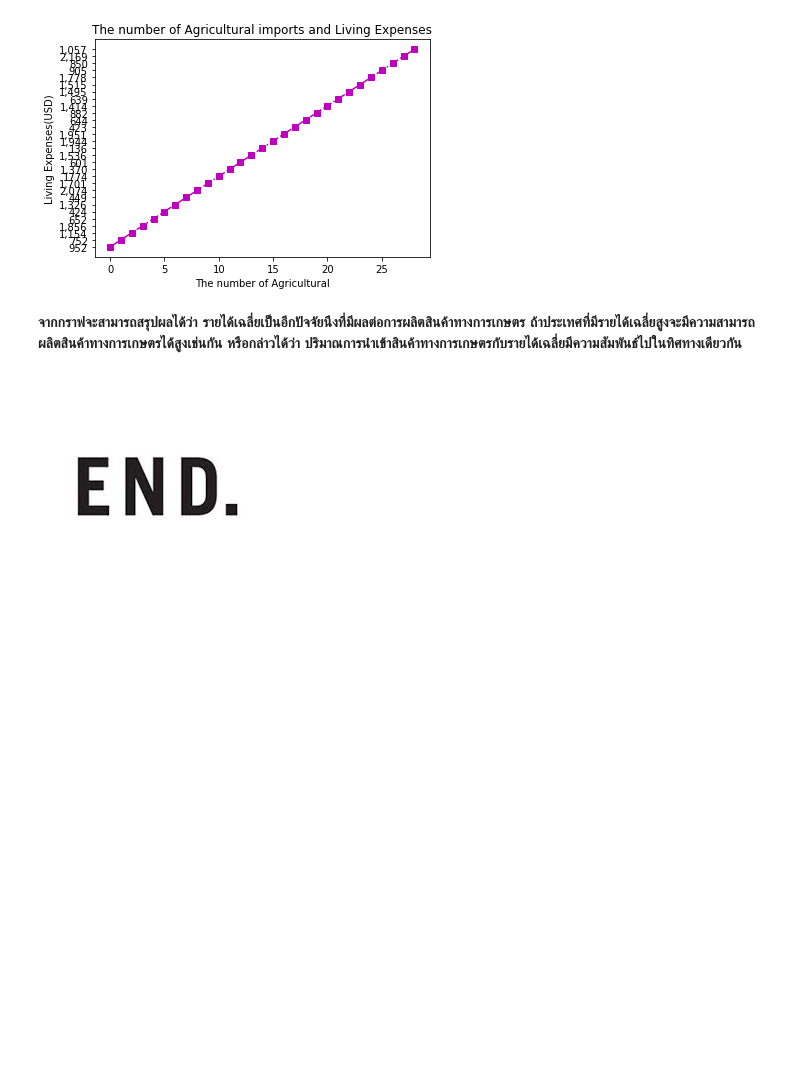
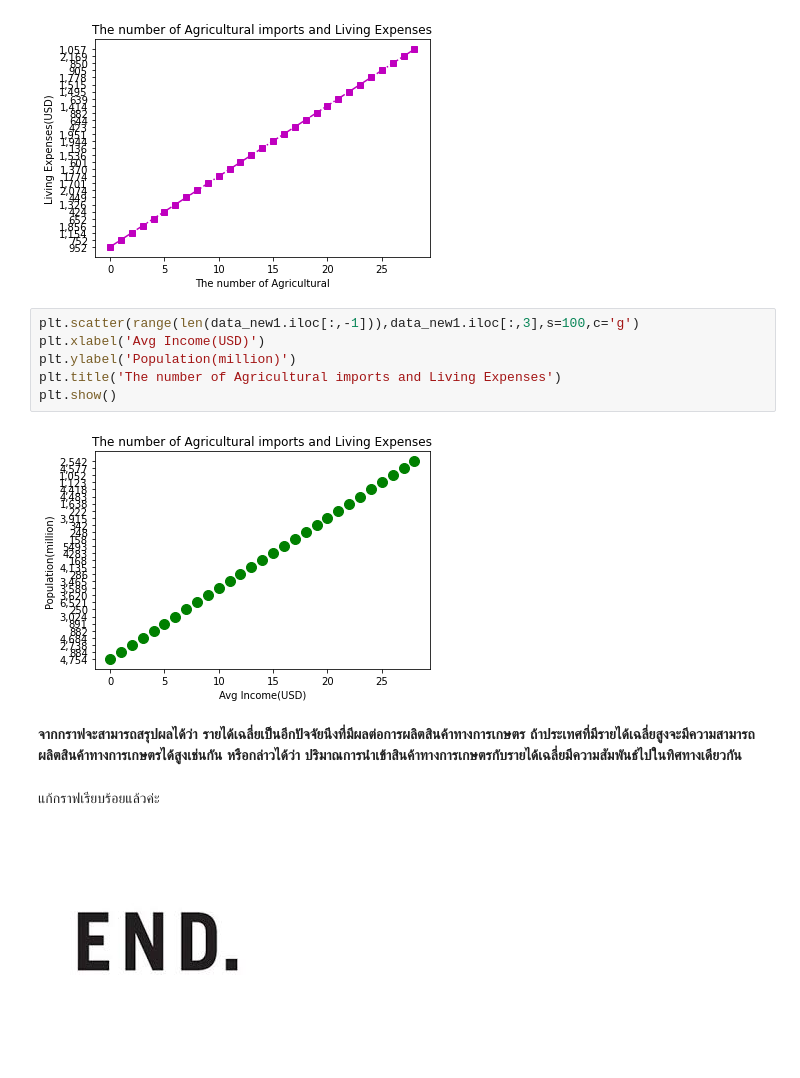
Before and after one commit to 623020514-5/DWDM21, a Jupyter notebook: Project.ipynb, the cells around one changed output. Drawn from its saved outputs; the diff is of its cells as text; blank space fills up the shorter version.

Commit message:
แก้กราฟเรียบร้อยแล้วค่ะ

```diff
--- a/Project.ipynb
+++ b/Project.ipynb
@@ -1323,9 +1343,19 @@ plt.title('The number of Agricultural imports and Living Expenses')
 plt.show()
 # %% [output]
 [figure]
+# %%
+plt.scatter(range(len(data_new1.iloc[:,-1])),data_new1.iloc[:,3],s=100,c='g')
+plt.xlabel('Avg Income(USD)')
+plt.ylabel('Population(million)')
+plt.title('The number of Agricultural imports and Living Expenses')
+plt.show()
+# %% [output]
+[figure, added]
 # %% [markdown]
 **จากกราฟจะสามารถสรุปผลได้ว่า รายได้เฉลี่ยเป็นอีกปัจจัยนึงที่มีผลต่อการผลิตสินค้าทางการเกษตร ถ้าประเทศที่มีรายได้เฉลี่ยสูงจะมีความสามารถผลิตสินค้าทางการเกษตรได้สูงเช่นกัน
 หรือกล่าวได้ว่า ปริมาณการนำเข้าสินค้าทางการเกษตรกับรายได้เฉลี่ยมีความสัมพันธ์ไปในทิศทางเดียวกัน**
+# %% [markdown]
+แก้กราฟเรียบร้อยแล้วค่ะ
 # %% [markdown]
 ![download.jpg](embedded-picture-1)
 # %% [markdown]
```
Also changed, not shown: parts of 13 cells of this notebook.
